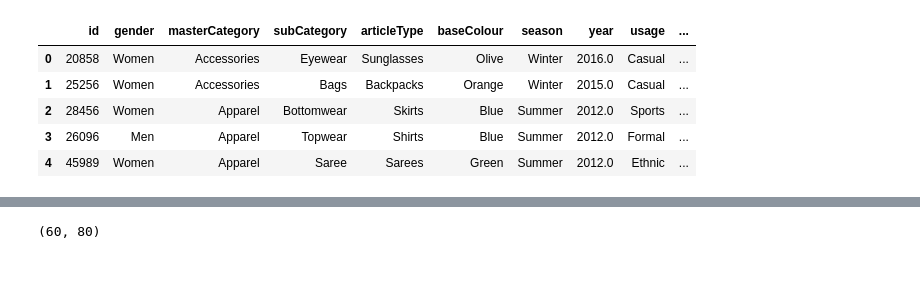
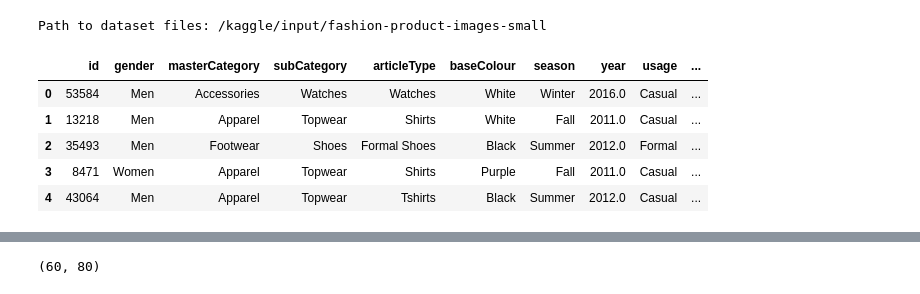
Before and after one commit to hemamotiani/fashion-classification, a Jupyter notebook: fashionSmall.ipynb, the cells around one changed output, grey strips where cells are left out. Cells and saved outputs as stored; diff of their text form; code cells hidden in the pictures.

```diff
--- a/fashionSmall.ipynb
+++ b/fashionSmall.ipynb
@@ -1,22 +3,30 @@
 # %%
 # !kaggle datasets download -d paramaggarwal/fashion-product-images-small
 # !unzip fashion-product-images-small.zip -d fashionSmall
+# %%
+import kagglehub
+
+# Download latest version
+path = kagglehub.dataset_download("paramaggarwal/fashion-product-images-small")
+
+print("Path to dataset files:", path)
+# %% [output]
+Path to dataset files: /kaggle/input/fashion-product-images-small
 # %%
 import pandas as pd
 import os
 
-curr_dir = os.getcwd()
-df = pd.read_csv(curr_dir + "/fashionSmall/styles.csv", on_bad_lines="skip")
+df = pd.read_csv("/kaggle/input/fashion-product-images-small/styles.csv", on_bad_lines="skip")
 df['image'] = df.apply(lambda row: str(row['id']) + ".jpg", axis=1)
 df = df.sample(frac=1).reset_index(drop=True)
 df.head()
 # %% [output]
 |  | id | gender | masterCategory | subCategory | articleType | baseColour | season | year | usage | ... |
-| 0 | 20858 | Women | Accessories | Eyewear | Sunglasses | Olive | Winter | 2016.0 | Casual | ... |
-| 1 | 25256 | Women | Accessories | Bags | Backpacks | Orange | Winter | 2015.0 | Casual | ... |
-| 2 | 28456 | Women | Apparel | Bottomwear | Skirts | Blue | Summer | 2012.0 | Sports | ... |
-| 3 | 26096 | Men | Apparel | Topwear | Shirts | Blue | Summer | 2012.0 | Formal | ... |
-| 4 | 45989 | Women | Apparel | Saree | Sarees | Green | Summer | 2012.0 | Ethnic | ... |
+| 0 | 53584 | Men | Accessories | Watches | Watches | White | Winter | 2016.0 | Casual | ... |
+| 1 | 13218 | Men | Apparel | Topwear | Shirts | White | Fall | 2011.0 | Casual | ... |
+| 2 | 35493 | Men | Footwear | Shoes | Formal Shoes | Black | Summer | 2012.0 | Formal | ... |
+| 3 | 8471 | Women | Apparel | Topwear | Shirts | Purple | Fall | 2011.0 | Casual | ... |
+| 4 | 43064 | Men | Apparel | Topwear | Tshirts | Black | Summer | 2012.0 | Casual | ... |
 # %%
 import os
 from PIL import Image
```
Also changed, not shown: parts of 10 cells of this notebook.
